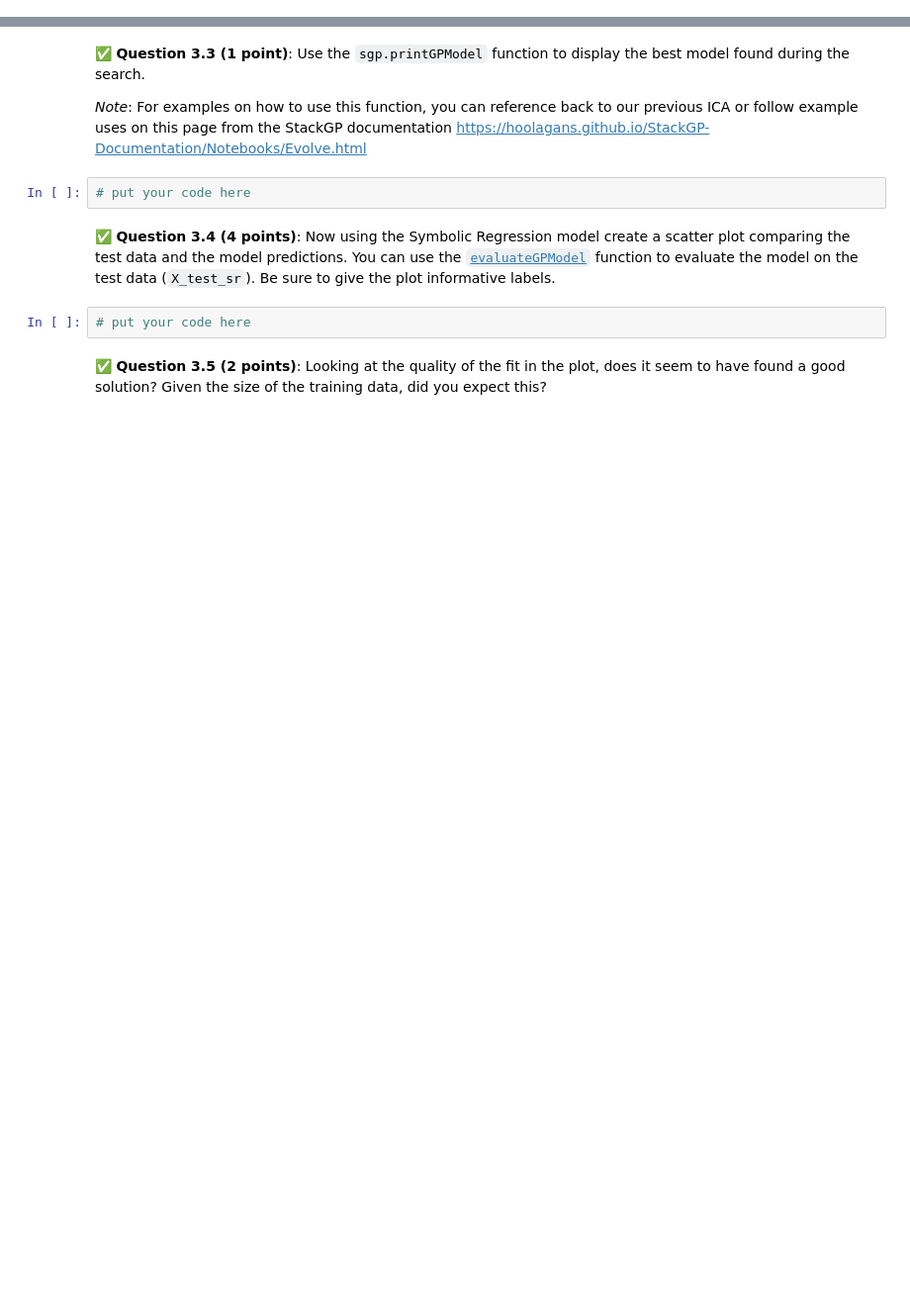
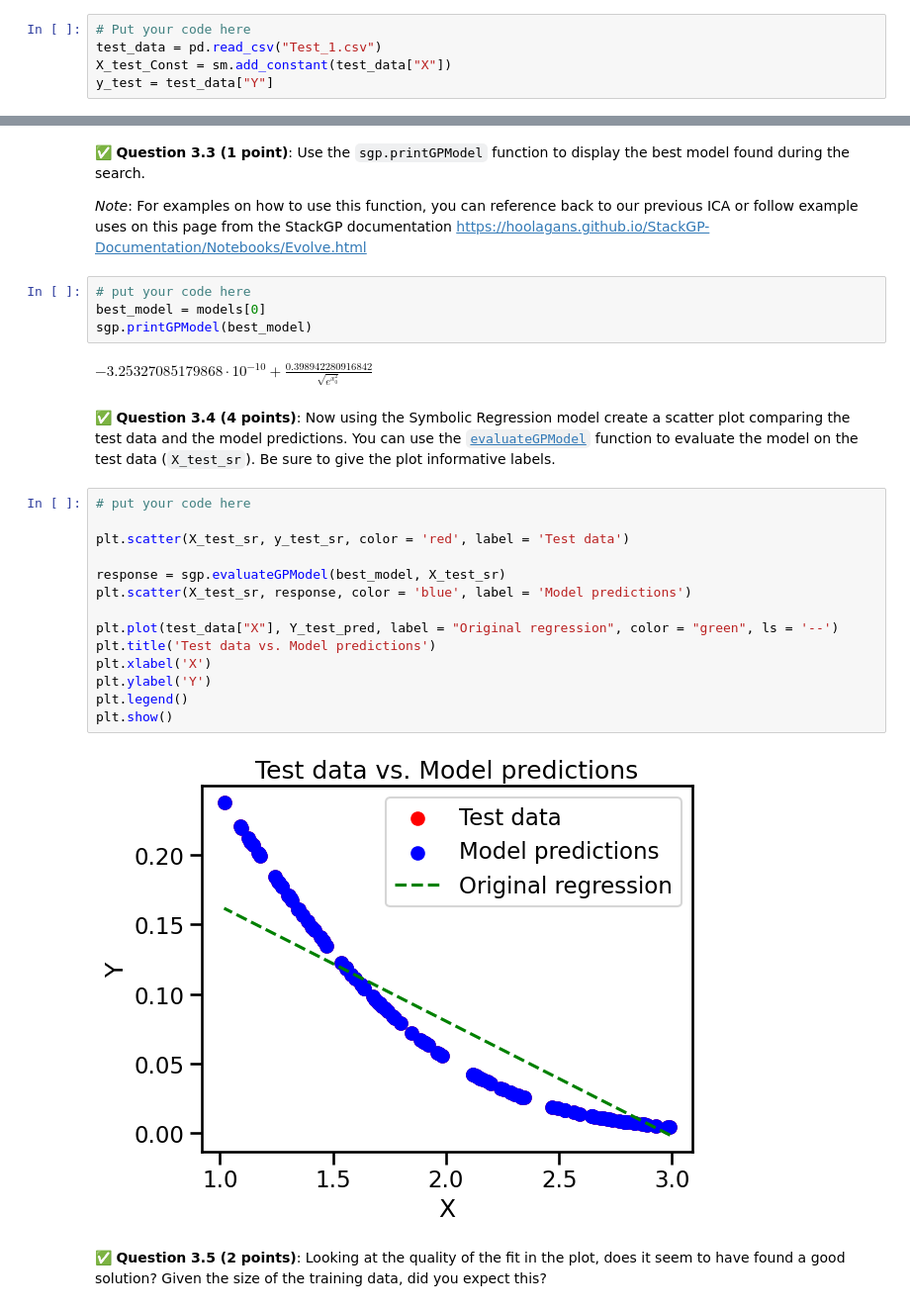
Before and after one commit to Alexcrossmung/CMSE202-S26-turnin, a Jupyter notebook: hw-03/HW-03_Regression-S26-STUDENT.ipynb, the cells around one changed output, grey strips where cells are left out. Shown at 99% size. Cells and saved outputs as stored; diff of their text form; blank space fills up the shorter version.

```diff
--- a/hw-03/HW-03_Regression-S26-STUDENT.ipynb
+++ b/hw-03/HW-03_Regression-S26-STUDENT.ipynb
@@ -185,3 +183,8 @@ plt.show()
+# %%
+# Put your code here
+test_data = pd.read_csv("Test_1.csv")
+X_test_Const = sm.add_constant(test_data["X"])
+y_test = test_data["Y"]
 # %%
 ## Answer
 # 1 point for download
@@ -253,9 +261,27 @@ This will take about 1 minute to run.
 *Note*: For examples on how to use this function, you can reference back to our previous ICA or follow example uses on this page from the StackGP documentation [https://hoolagans.github.io/StackGP-Documentation/Notebooks/Evolve.html](https://hoolagans.github.io/StackGP-Documentation/Notebooks/Evolve.html)
 # %%
 # put your code here
+best_model = models[0]
+sgp.printGPModel(best_model)
+# %% [output]
+$\displaystyle -3.25327085179868 \cdot 10^{-10} + \frac{0.398942280916842}{\sqrt{e^{x_{0}^{2}}}}$
 # %% [markdown]
 &#9989; **Question 3.4 (4 points)**: Now using the Symbolic Regression model create a scatter plot comparing the test data and the model predictions. You can use the [`evaluateGPModel`](https://hoolagans.github.io/StackGP-Documentation/Notebooks/EvaluateGPModel.html) function to evaluate the model on the test data (`X_test_sr`). Be sure to give the plot informative labels.
-# %%
-# put your code here
+# %%
+# put your code here
+
+plt.scatter(X_test_sr, y_test_sr, color = 'red', label = 'Test data')
+
+response = sgp.evaluateGPModel(best_model, X_test_sr)
+plt.scatter(X_test_sr, response, color = 'blue', label = 'Model predictions')
+
+plt.plot(test_data["X"], Y_test_pred, label = "Original regression", color = "green", ls = '--')
+plt.title('Test data vs. Model predictions')
+plt.xlabel('X')
+plt.ylabel('Y')
+plt.legend()
+plt.show()
+# %% [output]
+[figure, added]
 # %% [markdown]
 &#9989; **Question 3.5 (2 points)**: Looking at the quality of the fit in the plot, does it seem to have found a good solution? Given the size of the training data, did you expect this?
```
Also changed, not shown: parts of 7 cells of this notebook.
